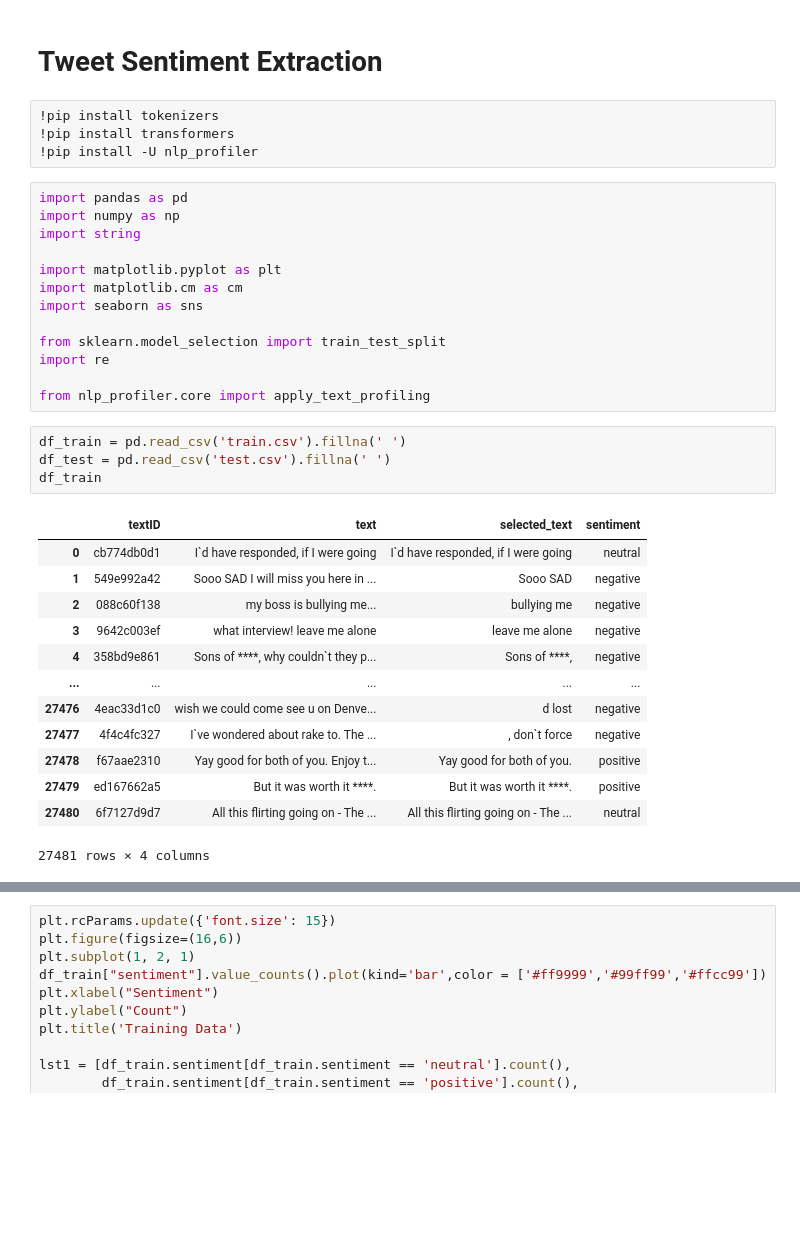
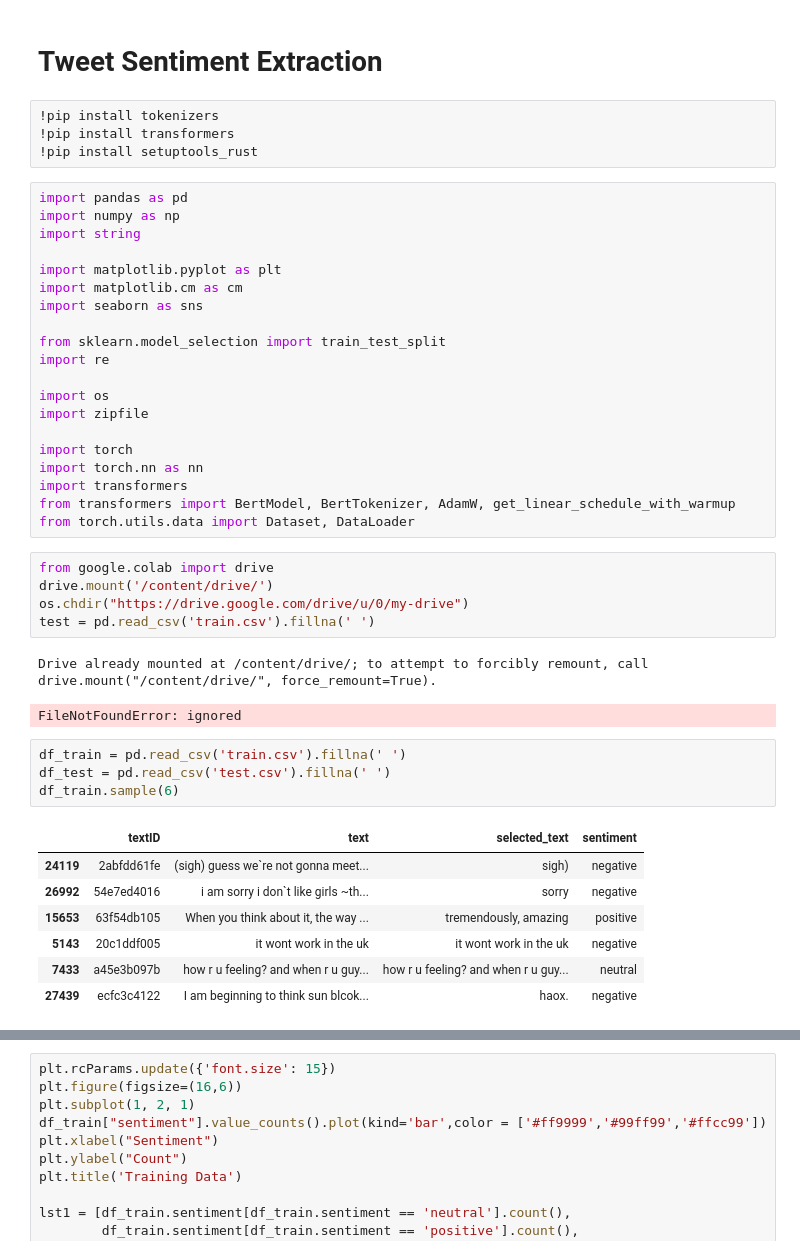
Before and after one commit to jrakhshanda/Text-Mining, a Jupyter notebook: text_mining.ipynb, the cells around one changed output, grey strips where cells are left out. Drawn from its saved outputs; the diff is of its cells as text; blank space fills up the shorter version.

```diff
--- a/text_mining.ipynb
+++ b/text_mining.ipynb
@@ -5,7 +5,7 @@
 # %%
 !pip install tokenizers
 !pip install transformers
-!pip install -U nlp_profiler
+!pip install setuptools_rust
 # %%
 import pandas as pd
 import numpy as np
@@ -18,25 +18,34 @@ import seaborn as sns
 from sklearn.model_selection import train_test_split
 import re
 
-from nlp_profiler.core import apply_text_profiling
+import os
+import zipfile
+
+import torch
+import torch.nn as nn
+import transformers
+from transformers import BertModel, BertTokenizer, AdamW, get_linear_schedule_with_warmup
+from torch.utils.data import Dataset, DataLoader
+# %%
+from google.colab import drive
+drive.mount('/content/drive/')
+os.chdir("https://drive.google.com/drive/u/0/my-drive")
+test = pd.read_csv('train.csv').fillna(' ')
+# %% [output]
+Drive already mounted at /content/drive/; to attempt to forcibly remount, call drive.mount("/content/drive/", force_remount=True).
+FileNotFoundError: ignored
 # %%
 df_train = pd.read_csv('train.csv').fillna(' ')
 df_test = pd.read_csv('test.csv').fillna(' ')
-df_train
+df_train.sample(6)
 # %% [output]
 |  | textID | text | selected_text | sentiment |
-| 0 | cb774db0d1 | I`d have responded, if I were going | I`d have responded, if I were going | neutral |
-| 1 | 549e992a42 | Sooo SAD I will miss you here in ... | Sooo SAD | negative |
-| 2 | 088c60f138 | my boss is bullying me... | bullying me | negative |
-| 3 | 9642c003ef | what interview! leave me alone | leave me alone | negative |
-| 4 | 358bd9e861 | Sons of ****, why couldn`t they p... | Sons of ****, | negative |
-| ... | ... | ... | ... | ... |
-| 27476 | 4eac33d1c0 | wish we could come see u on Denve... | d lost | negative |
-| 27477 | 4f4c4fc327 | I`ve wondered about rake to. The ... | , don`t force | negative |
-| 27478 | f67aae2310 | Yay good for both of you. Enjoy t... | Yay good for both of you. | positive |
-| 27479 | ed167662a5 | But it was worth it ****. | But it was worth it ****. | positive |
-| 27480 | 6f7127d9d7 | All this flirting going on - The ... | All this flirting going on - The ... | neutral |
+| 24119 | 2abfdd61fe | (sigh) guess we`re not gonna meet... | sigh) | negative |
+| 26992 | 54e7ed4016 | i am sorry i don`t like girls ~th... | sorry | negative |
+| 15653 | 63f54db105 | When you think about it, the way ... | tremendously, amazing | positive |
+| 5143 | 20c1ddf005 | it wont work in the uk | it wont work in the uk | negative |
+| 7433 | a45e3b097b | how r u feeling? and when r u guy... | how r u feeling? and when r u guy... | neutral |
+| 27439 | ecfc3c4122 | I am beginning to think sun blcok... | haox. | negative |
-27481 rows × 4 columns
 # %%
 print(df_train.shape)
 df_train.sample(5)
```
Also changed, not shown: parts of 20 cells of this notebook.
